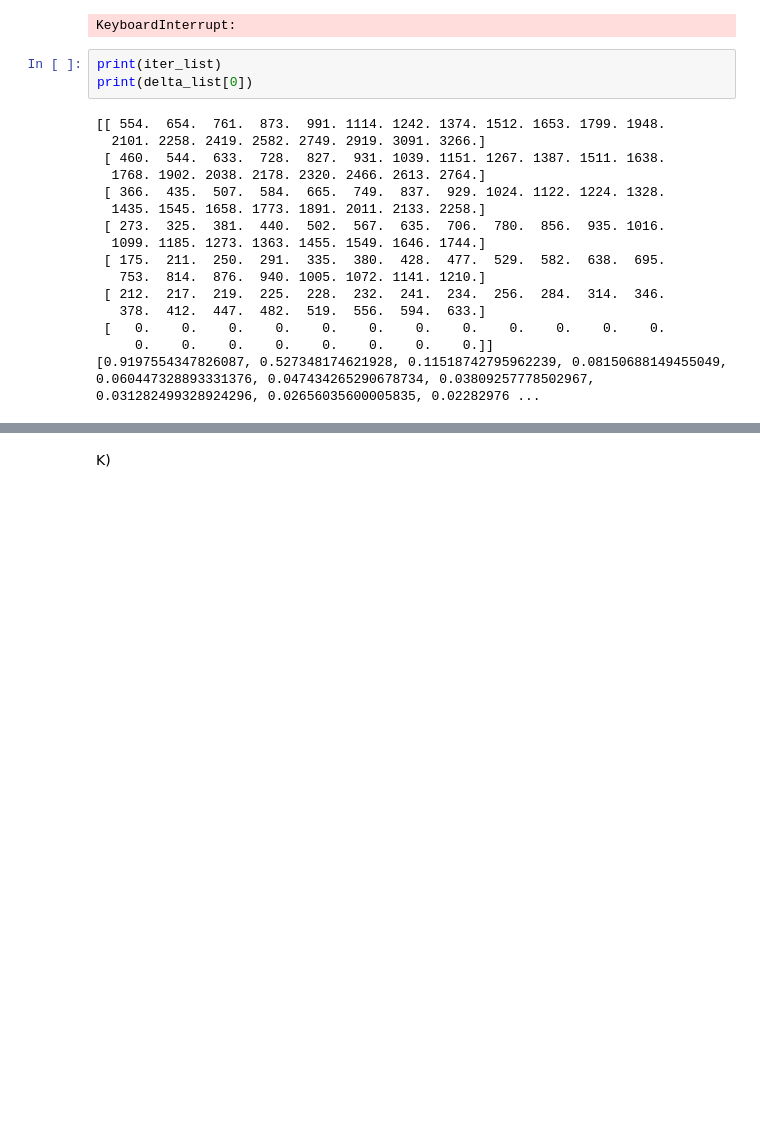
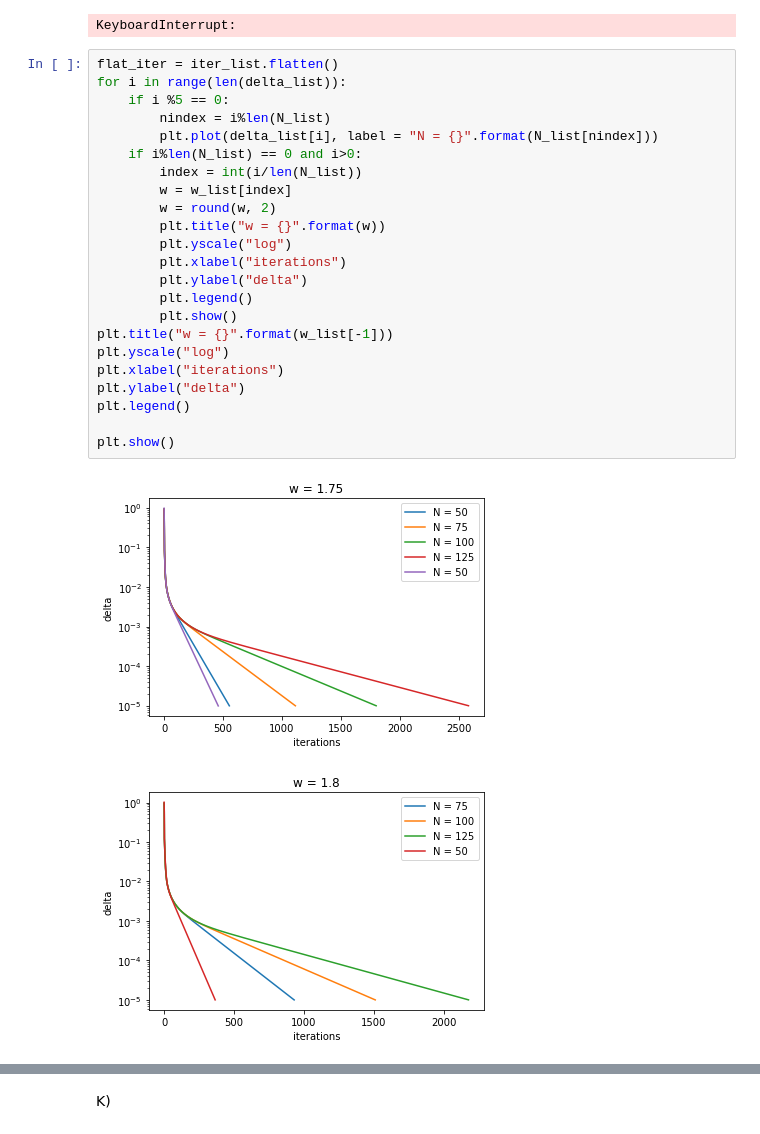
Before and after one commit to karellempes/ScieComp, a Jupyter notebook: Assignment 1/1.6 Successive Over Relaxation.ipynb, the cells around one changed output, grey strips where cells are left out. Cells and saved outputs as stored; diff of their text form; blank space fills up the shorter version.

```diff
--- a/Assignment 1/1.6 Successive Over Relaxation.ipynb
+++ b/Assignment 1/1.6 Successive Over Relaxation.ipynb
@@ -208,22 +208,29 @@ print(delta)
 (50, 50)
 50
 KeyboardInterrupt:
-# %%
-print(iter_list)
-print(delta_list[0])
-# %% [output]
-[[ 554.  654.  761.  873.  991. 1114. 1242. 1374. 1512. 1653. 1799. 1948.
-  2101. 2258. 2419. 2582. 2749. 2919. 3091. 3266.]
- [ 460.  544.  633.  728.  827.  931. 1039. 1151. 1267. 1387. 1511. 1638.
-  1768. 1902. 2038. 2178. 2320. 2466. 2613. 2764.]
- [ 366.  435.  507.  584.  665.  749.  837.  929. 1024. 1122. 1224. 1328.
-  1435. 1545. 1658. 1773. 1891. 2011. 2133. 2258.]
- [ 273.  325.  381.  440.  502.  567.  635.  706.  780.  856.  935. 1016.
-  1099. 1185. 1273. 1363. 1455. 1549. 1646. 1744.]
- [ 175.  211.  250.  291.  335.  380.  428.  477.  529.  582.  638.  695.
-   753.  814.  876.  940. 1005. 1072. 1141. 1210.]
- [ 212.  217.  219.  225.  228.  232.  241.  234.  256.  284.  314.  346.
-   378.  412.  447.  482.  519.  556.  594.  633.]
- [   0.    0.    0.    0.    0.    0.    0.    0.    0.    0.    0.    0.
-     0.    0.    0.    0.    0.    0.    0.    0.]]
-[0.9197554347826087, 0.527348174621928, 0.11518742795962239, 0.08150688149455049, 0.060447328893331376, 0.047434265290678734, 0.03809257778502967, 0.031282499328924296, 0.02656035600005835, 0.02282976 ...
+# %%
+flat_iter = iter_list.flatten()
+for i in range(len(delta_list)):
+    if i %5 == 0:
+        nindex = i%len(N_list)
+        plt.plot(delta_list[i], label = "N = {}".format(N_list[nindex]))
+    if i%len(N_list) == 0 and i>0:
+        index = int(i/len(N_list))
+        w = w_list[index]
+        w = round(w, 2)
+        plt.title("w = {}".format(w))
+        plt.yscale("log")
+        plt.xlabel("iterations")
+        plt.ylabel("delta")
+        plt.legend()
+        plt.show()
+plt.title("w = {}".format(w_list[-1]))
+plt.yscale("log")
+plt.xlabel("iterations")
+plt.ylabel("delta")
+plt.legend()
+
+plt.show()
+# %% [output]
+[figure, added]
+[figure, added]
```
Also changed, not shown: parts of 3 cells of this notebook, 4 other files.
